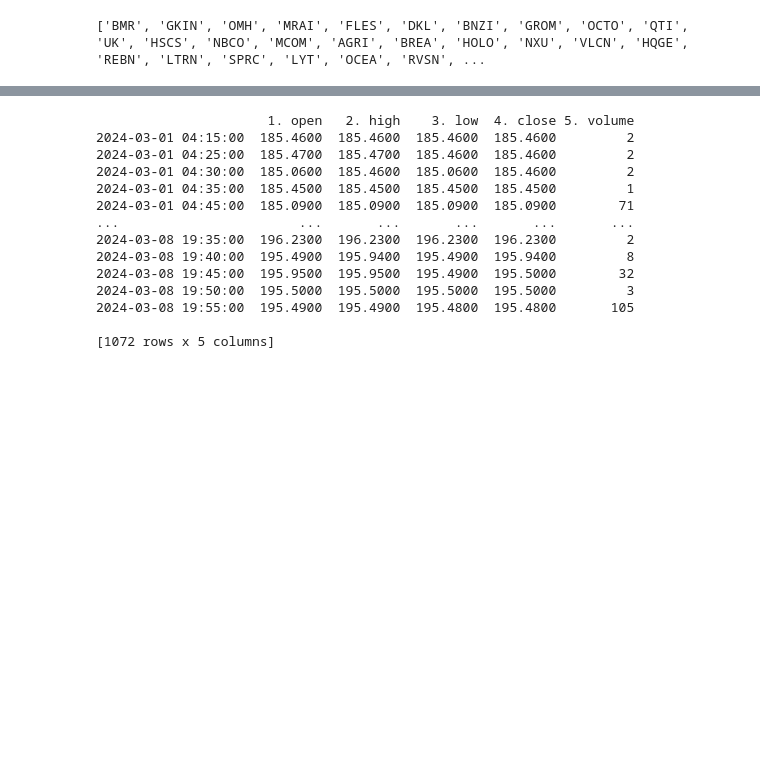
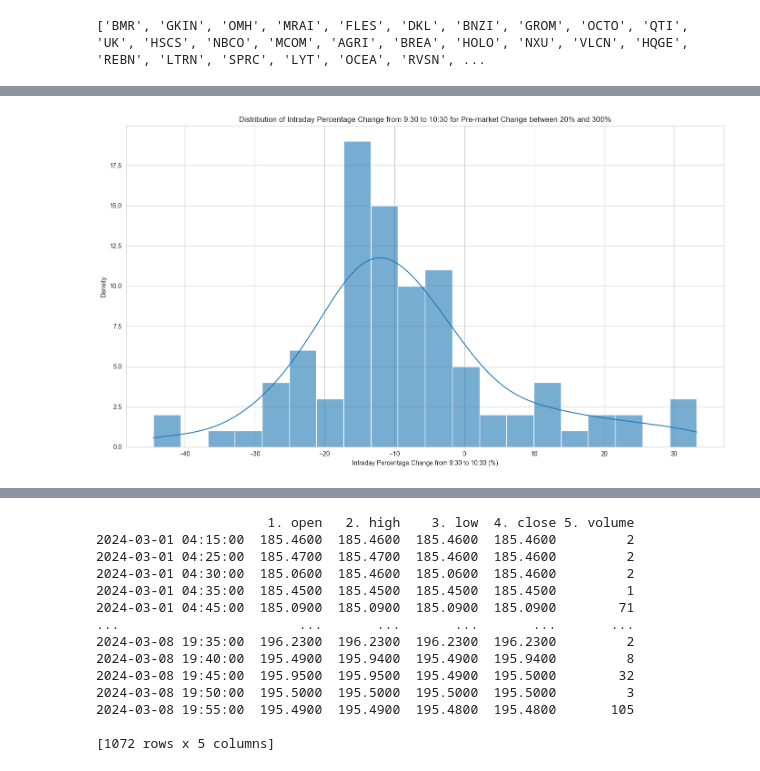
Before and after one commit to zhang2wl/StockScreener, a Jupyter notebook: src/daytrade.ipynb, the cells around one changed output, grey strips where cells are left out. Cells and saved outputs as stored; diff of their text form; code cells hidden in the pictures; blank space fills up the shorter version.

```diff
--- a/src/daytrade.ipynb
+++ b/src/daytrade.ipynb
@@ -185,0 +170,90 @@ Index: []
+# %%
+import pandas as pd
+import matplotlib.pyplot as plt
+import seaborn as sns
+
+def analyze_gap_movement(success_list, csv_path, gap_threshold, gap_cap):
+    # Initialize a DataFrame to store all filtered data
+    gap_data = pd.DataFrame()
+
+    # Iterate through each ticker
+    for ticker in success_list:
+        df = pd.read_csv(f'{csv_path}/{ticker}.csv')
+
+        # Ensure 'Date' is in datetime format
+        df['Date'] = pd.to_datetime(df['Date'])
+
+        # Filter for days where pre-market change meets the threshold and cap, for this ticker
+        if gap_threshold > 0:
+            df_filtered = df[(df['Gap Percentage'] > gap_threshold) & (df['Gap Percentage'] < gap_cap)]
+        else:
+            df_filtered = df[(df['Gap Percentage'] < gap_threshold) & (df['Gap Percentage'] > gap_cap)]
+
+        # Add this ticker's filtered data to the aggregate DataFrame
+        gap_data = pd.concat([gap_data, df_filtered])
+
+    # Calculate the 'IntradayChangePct' dynamically
+    gap_data['IntradayChangePct'] = ((gap_data['10:30 Price'] - gap_data['9:30 Price']) / gap_data['9:30 Price']) * 100
+
+    # Calculate the distribution of price changes
+    price_change_distribution = gap_data['IntradayChangePct'].describe()
+
+    # Determine the percentage of price drops or rises
+    if gap_threshold > 0:
+        price_drops = gap_data[gap_data['IntradayChangePct'] < 0]
+    else:
+        price_drops = gap_data[gap_data['IntradayChangePct'] > 0]
+    percentage_price_drops = (len(price_drops) / len(gap_data)) * 100 if len(gap_data) > 0 else 0
+
+    # Print the results
+    direction = "up" if gap_threshold > 0 else "down"
+    print(f"Occurrences where gap {direction} is between {gap_threshold}% and {gap_cap}%: {len(gap_data)}")
+    print("Distribution of price change between 9:30 to 10:30:")
+    print(price_change_distribution)
+    print(f"Percentage of price {('drops' if direction == 'up' else 'rises')}: {percentage_price_drops}%\n")
+
+    # Set the aesthetic style of the plots
+    sns.set_style("whitegrid")
+
+    plt.figure(figsize=(14, 8))
+    plt.title(f'Distribution of Intraday Percentage Change from 9:30 to 10:30 for Pre-market Change between {gap_threshold}% and {gap_cap}%')
+
+    # Plot the distribution
+    sns.histplot(gap_data['IntradayChangePct'], kde=True, bins=20, alpha=0.6)
+
+    plt.xlabel('Intraday Percentage Change from 9:30 to 10:30 (%)')
+    plt.ylabel('Density')
+    plt.tight_layout()
+    plt.show()
+
+    # check if the price drop is monotonic
+    # Initialize counter for monotonic decreasing occurrences
+    monotonic_decreasing_count = 0
+    price_diff_threshold = 5
+    # Loop through the filtered DataFrame
+    for index, row in gap_data.iterrows():
+        high_price = row['High Price']
+        low_price = row['Low Price']
+        open_price = row['9:30 Price']
+        close_price = row['10:30 Price']
+
+        # Check for decreasing price condition
+        if close_price < open_price:
+            # Calculate percentage differences
+            high_price_diff = ((high_price - open_price) / open_price) * 100
+            low_price_diff = ((close_price - low_price) / close_price) * 100
+
+            # Check if within threshold
+            if abs(high_price_diff) <= price_diff_threshold:
+                # and abs(low_price_diff) <= price_diff_threshold:
+                monotonic_decreasing_count += 1
+    monotonic_decreasing_ratio = monotonic_decreasing_count/len(gap_data) * 100
+    print(f"Percentage of monotonic decreasing within {price_diff_threshold}%: {monotonic_decreasing_ratio}\n")
+
+
+# Example usage:
+csv_path = '.'  # Update this path
+gap_threshold = 20  # For gap-up or gap-down analysis
+gap_cap = 300  # Upper bound for the gap percentage
+analyze_gap_movement(success_list, csv_path, gap_threshold, gap_cap)
+# %% [output]
@@ -185,0 +272 @@ Index: []
+[figure, added]
```
Also changed, not shown: parts of 9 cells of this notebook, 2 other files.
